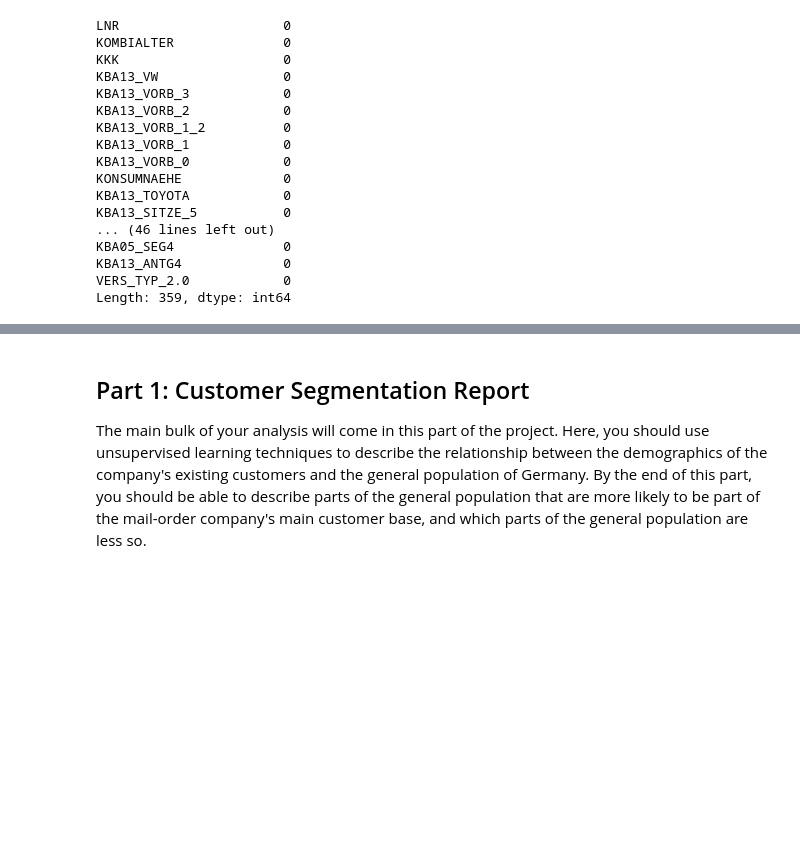
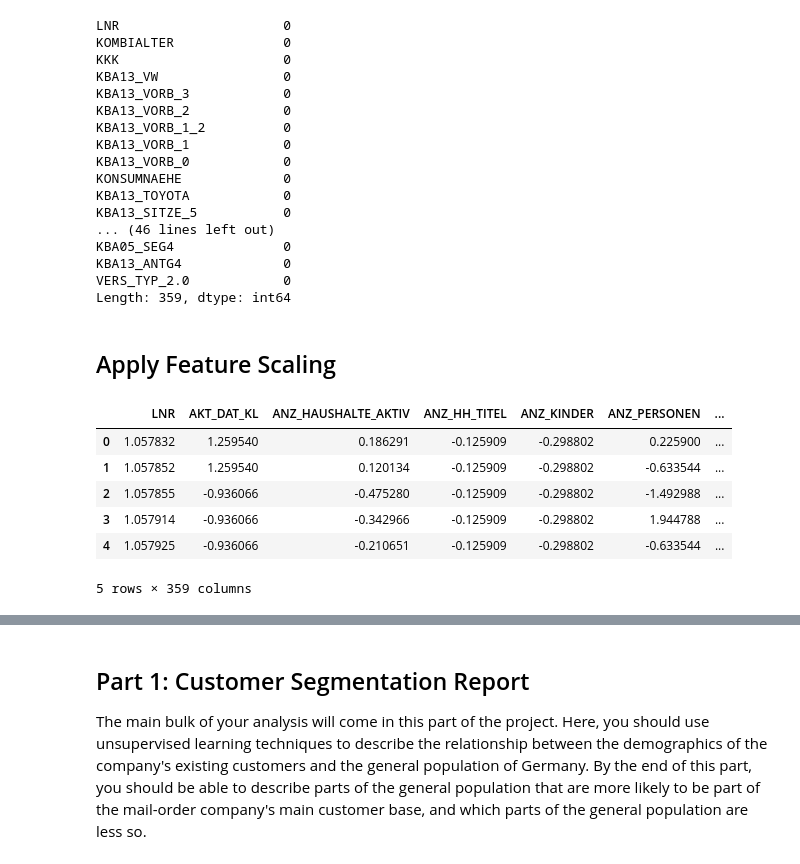
Before and after one commit to ursulahneumann/Arvato_capstone, a Jupyter notebook: Arvato_capstone.ipynb, the cells around one changed output, grey strips where cells are left out. Cells and saved outputs as stored; diff of their text form; code cells hidden in the pictures; blank space fills up the shorter version.

Commit message:
Perform standard scaling on dfs

```diff
--- a/Arvato_capstone.ipynb
+++ b/Arvato_capstone.ipynb
@@ -797,3 +798,21 @@ KBA05_SEG4              0
 KBA13_ANTG4             0
 VERS_TYP_2.0            0
 Length: 359, dtype: int64
+# %% [markdown]
+<a id='part0scaling'></a>
+## Apply Feature Scaling
+# %%
+# Apply feature scaling to the general population demographics data.
+scaler = StandardScaler()
+azdias_clean = pd.DataFrame(scaler.fit_transform(azdias_clean), columns = azdias_clean.columns)
+customers_clean = pd.DataFrame(scaler.transform(customers_clean), columns = customers_clean.columns)
+# %%
+azdias_clean.head()
+# %% [output]
+|  | LNR | AKT_DAT_KL | ANZ_HAUSHALTE_AKTIV | ANZ_HH_TITEL | ANZ_KINDER | ANZ_PERSONEN | ... |
+| 0 | 1.057832 | 1.259540 | 0.186291 | -0.125909 | -0.298802 | 0.225900 | ... |
+| 1 | 1.057852 | 1.259540 | 0.120134 | -0.125909 | -0.298802 | -0.633544 | ... |
+| 2 | 1.057855 | -0.936066 | -0.475280 | -0.125909 | -0.298802 | -1.492988 | ... |
+| 3 | 1.057914 | -0.936066 | -0.342966 | -0.125909 | -0.298802 | 1.944788 | ... |
+| 4 | 1.057925 | -0.936066 | -0.210651 | -0.125909 | -0.298802 | -0.633544 | ... |
+5 rows × 359 columns
```
Also changed, not shown: parts of 6 cells of this notebook.
